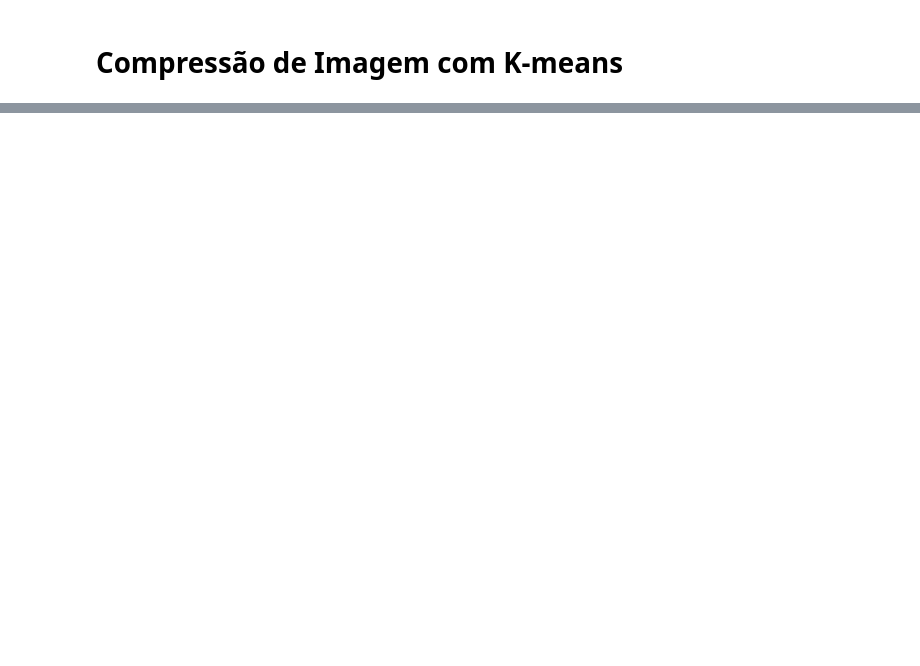
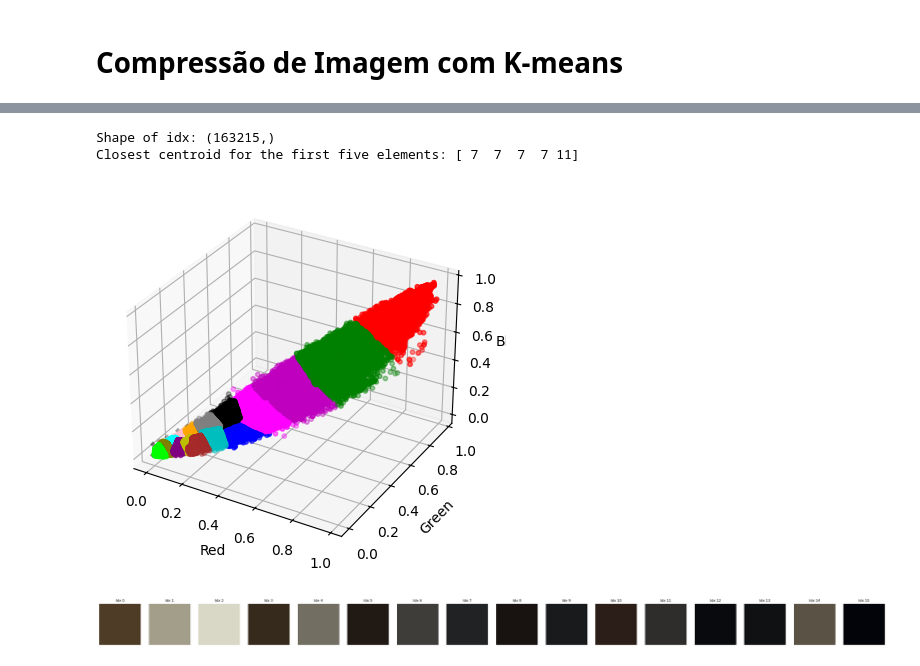
Before and after one commit to ArthurrCr/image_compression, a Jupyter notebook: notebook.ipynb, the cells around one changed output, grey strips where cells are left out. Cells and saved outputs as stored; diff of their text form; code cells hidden in the pictures; blank space fills up the shorter version.

```diff
--- a/notebook.ipynb
+++ b/notebook.ipynb
@@ -123,0 +49,16 @@ centroids, idx = run_kMeans(X_img, initial_centroids, max_iters)
+# %%
+# Exibir a forma de idx e os centróides mais próximos para os primeiros cinco elementos
+print("Shape of idx:", idx.shape)
+print("Closest centroid for the first five elements:", idx[:5])
+# %% [output]
+Shape of idx: (163215,)
+Closest centroid for the first five elements: [ 7  7  7  7 11]
+# %%
+# Chama a função para plotar o resultado do K-Means no espaço RGB
+plot_kMeans_RGB(X_img, centroids, idx, K)
+# %% [output]
+[figure, added]
+# %%
+show_centroid_colors(centroids)
+# %% [output]
+[figure, added]
```
Also changed, not shown: parts of 9 cells of this notebook, 3 other files.
